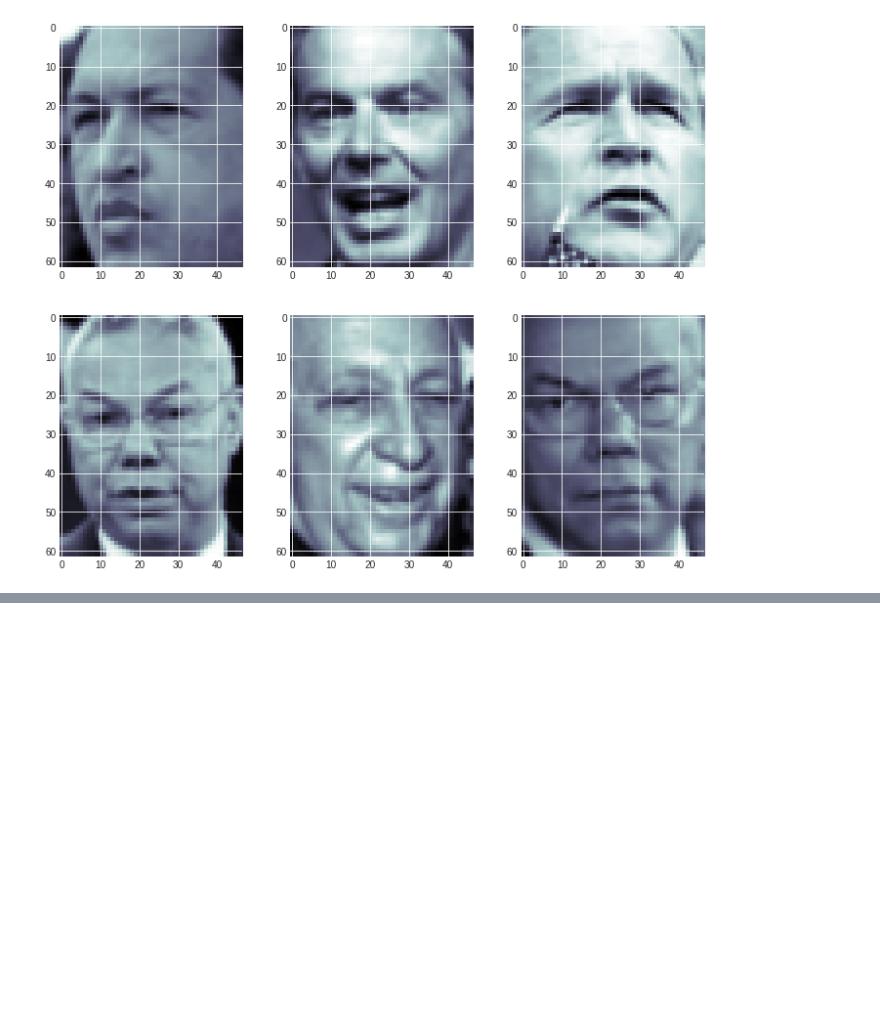
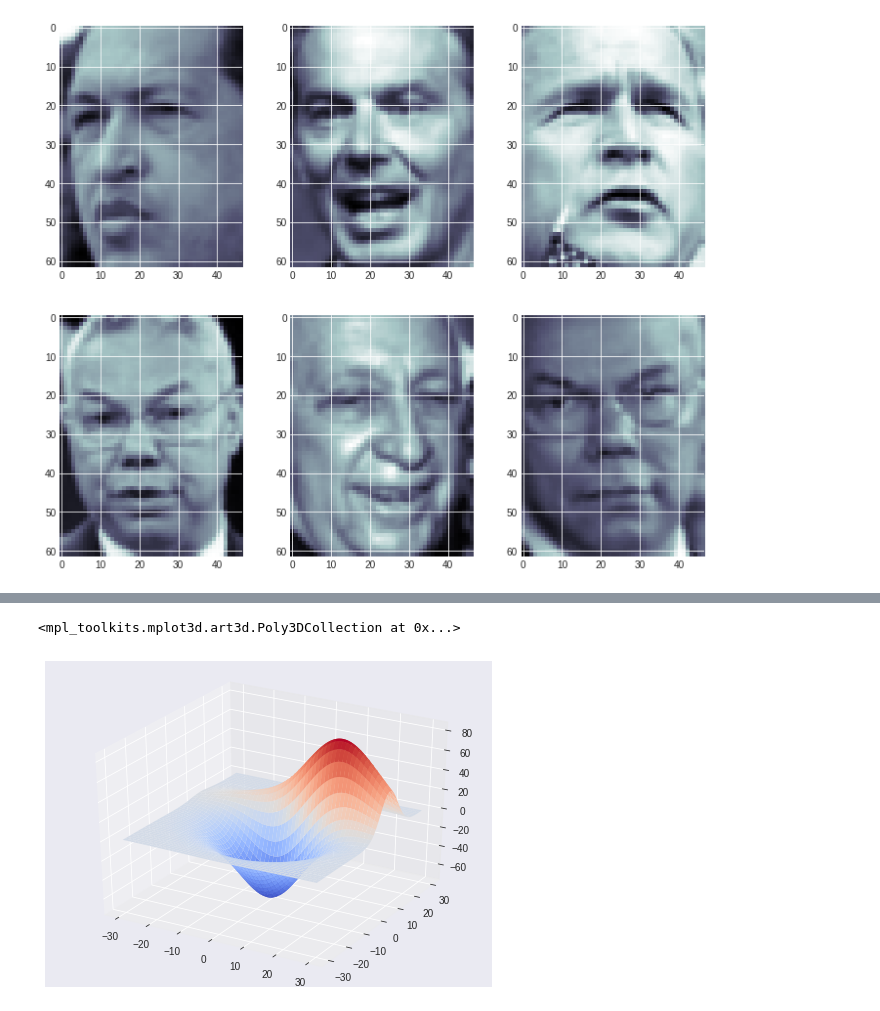
Before and after one commit to tarsojabbes/data-visualization, a Jupyter notebook: Matplotlib.ipynb, the cells around one changed output, grey strips where cells are left out. Cells and saved outputs as stored; diff of their text form; code cells hidden in the pictures; blank space fills up the shorter version.

```diff
--- a/Matplotlib.ipynb
+++ b/Matplotlib.ipynb
@@ -280,0 +318,9 @@ for i in range(2):
+# %%
+x, y, z = axes3d.get_test_data(0.0005)
+# %%
+fig = plt.figure(figsize=(8,6))
+ax = fig.gca(projection='3d')
+ax.plot_surface(x, y, z, cmap=plt.cm.coolwarm)
+# %% [output]
+<mpl_toolkits.mplot3d.art3d.Poly3DCollection at 0x...>
+[figure, added]
```
Also changed, not shown: parts of 10 cells of this notebook.
